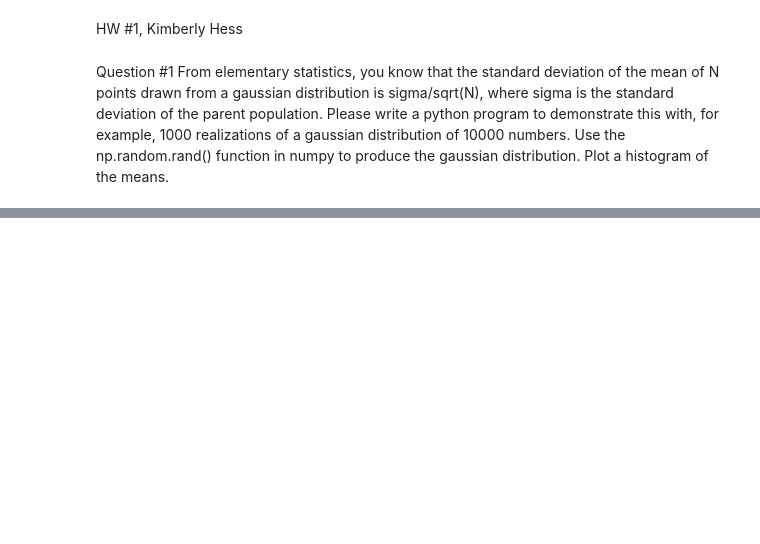
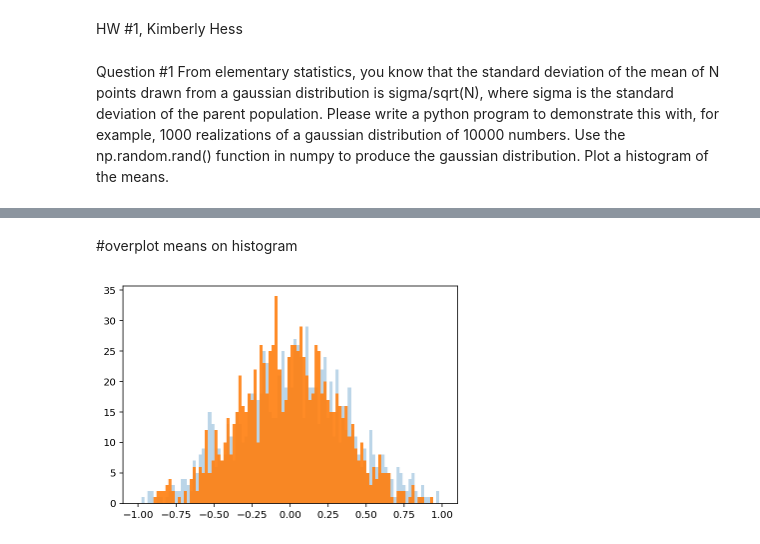
Before and after one commit to lockepatton/ASTR100-2020, a Jupyter notebook: Students/K_Hess/ASTR_100_HW1-Copy1.ipynb, the cells around one changed output, grey strips where cells are left out. Cells and saved outputs as stored; diff of their text form; code cells hidden in the pictures; blank space fills up the shorter version.

```diff
--- a/Students/K_Hess/ASTR_100_HW1-Copy1.ipynb
+++ b/Students/K_Hess/ASTR_100_HW1-Copy1.ipynb
@@ -50,0 +45,7 @@ for i in gp:
+# %% [markdown]
+#overplot means on histogram
+# %%
+plt.hist(median, bins=100, range=[-1,1], alpha=0.3);
+plt.hist(means, bins=100, range=[-1,1], alpha=0.9);
+# %% [output]
+[figure, added]
```
Also changed, not shown: parts of 16 cells of this notebook.
